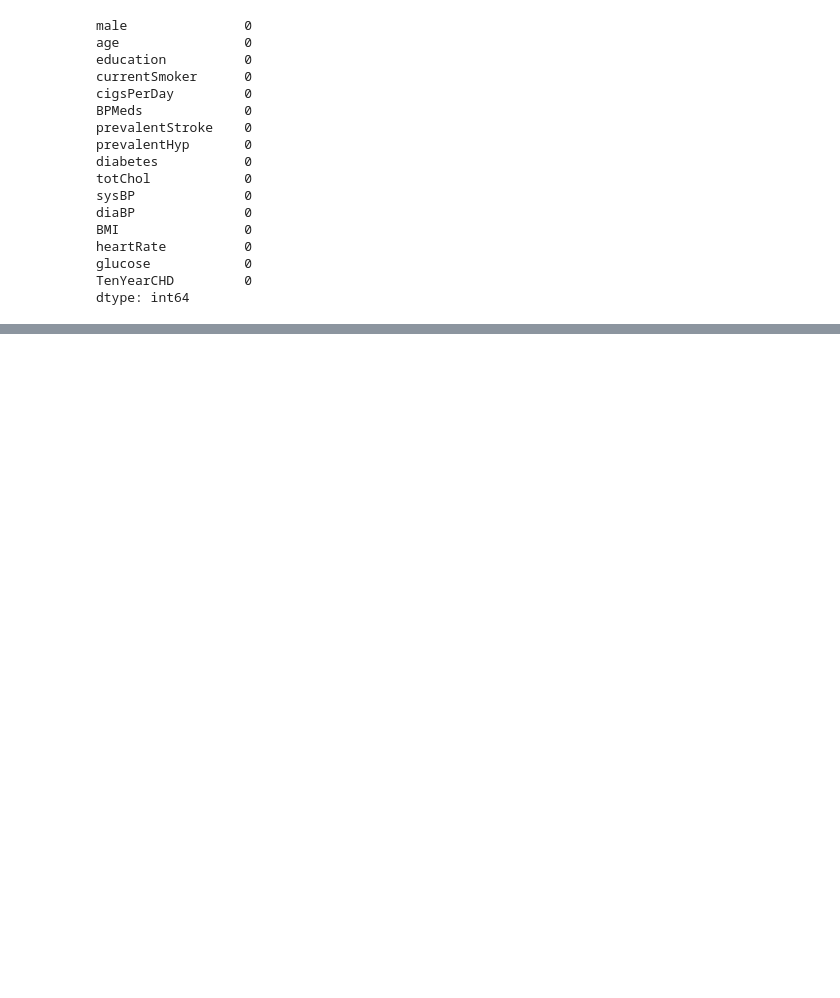
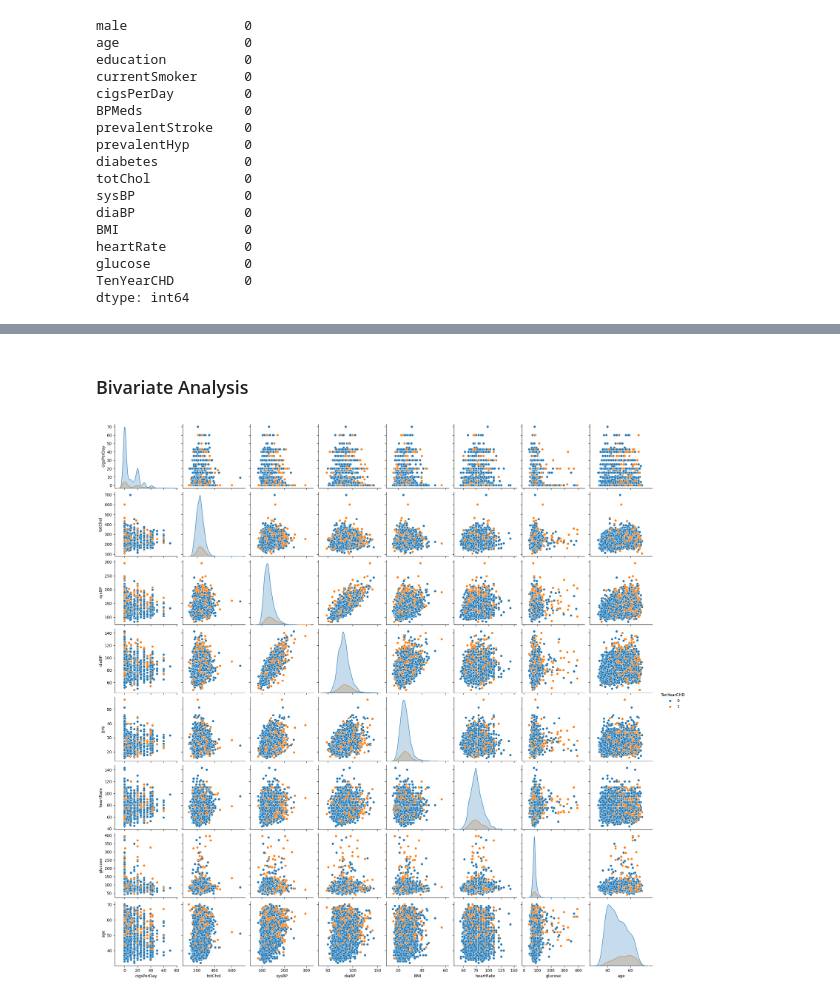
Before and after one commit to JoshuaPaul-lasisi/Health-Risk-Assessment, a Jupyter notebook: notebook.ipynb, the cells around one changed output, grey strips where cells are left out. Drawn from its saved outputs; the diff is of its cells as text; code cells hidden in the pictures; blank space fills up the shorter version.

```diff
--- a/notebook.ipynb
+++ b/notebook.ipynb
@@ -153,0 +199,9 @@ dtype: int64
+# %% [markdown]
+### Bivariate Analysis
+# %%
+pair_columns = health[['cigsPerDay', 'totChol', 'sysBP', 'diaBP', 'BMI', 'heartRate', 'glucose', 'age', 'TenYearCHD']]
+
+sns.pairplot(pair_columns, diag_kind = 'kde', hue = 'TenYearCHD')
+plt.show()
+# %% [output]
+[figure, added]
```
Also changed, not shown: parts of 20 cells of this notebook.
